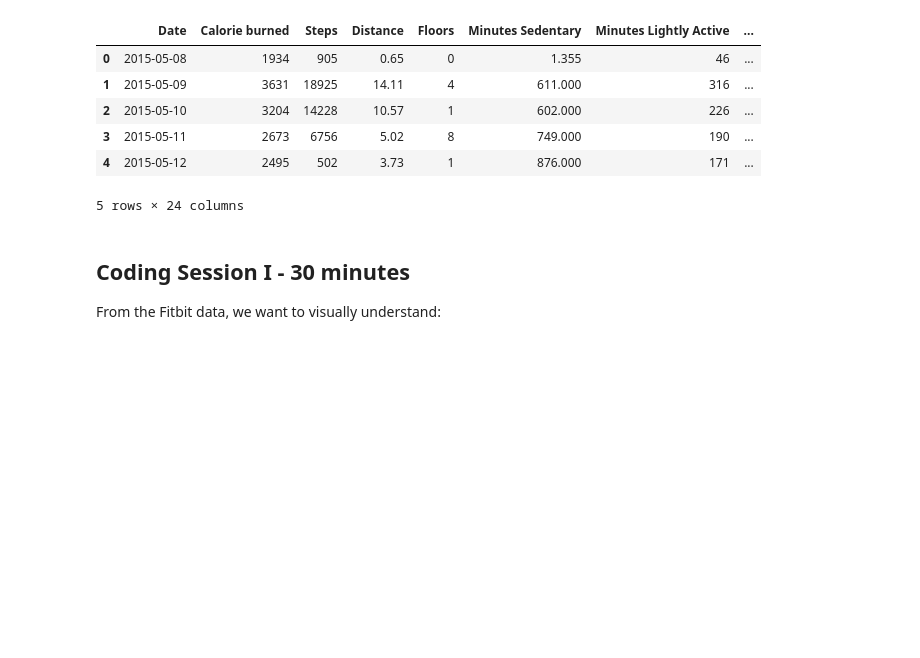
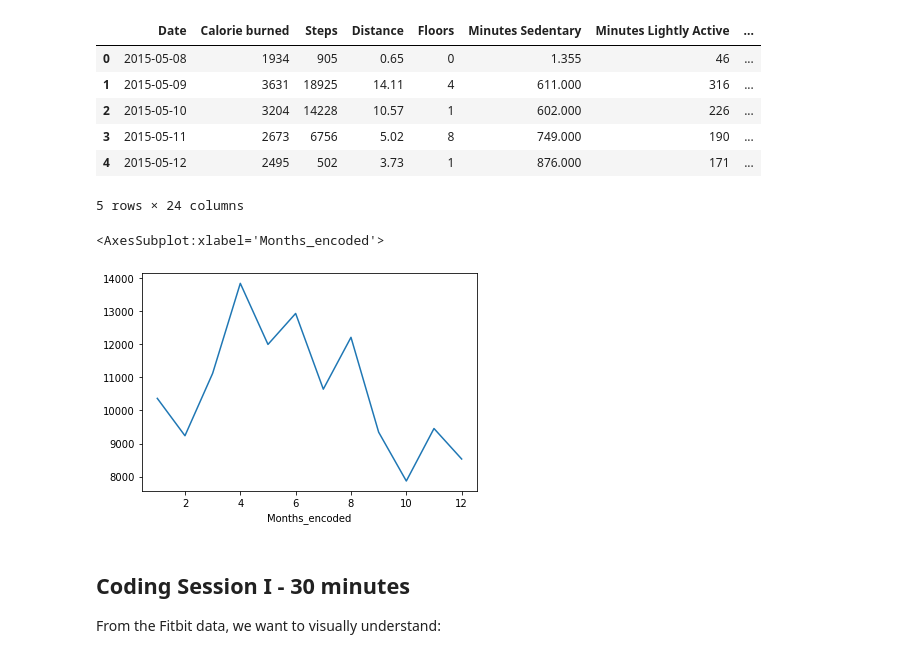
Before and after one commit to Ironhack-Data-Madrid-Marzo-2021/lab-visualization-extra, a Jupyter notebook: our_code.ipynb, the cells around one changed output. Saved outputs shown, nothing was run; the diff lists cells and outputs as text; code cells hidden in the pictures; blank space fills up the shorter version.

```diff
--- a/our_code.ipynb
+++ b/our_code.ipynb
@@ -24,6 +24,12 @@ fitbit.head()
 | 3 | 2015-05-11 | 2673 | 6756 | 5.02 | 8 | 749.000 | 190 | ... |
 | 4 | 2015-05-12 | 2495 | 502 | 3.73 | 1 | 876.000 | 171 | ... |
 5 rows × 24 columns
+# %%
+primera_busqueda = fitbit.groupby(["Months_encoded"]).Steps.median()
+primera_busqueda.plot()
+# %% [output]
+<AxesSubplot:xlabel='Months_encoded'>
+[figure, added]
 # %% [markdown]
 ## Coding Session I - 30 minutes
 
```
Also changed, not shown: parts of 4 cells of this notebook.
